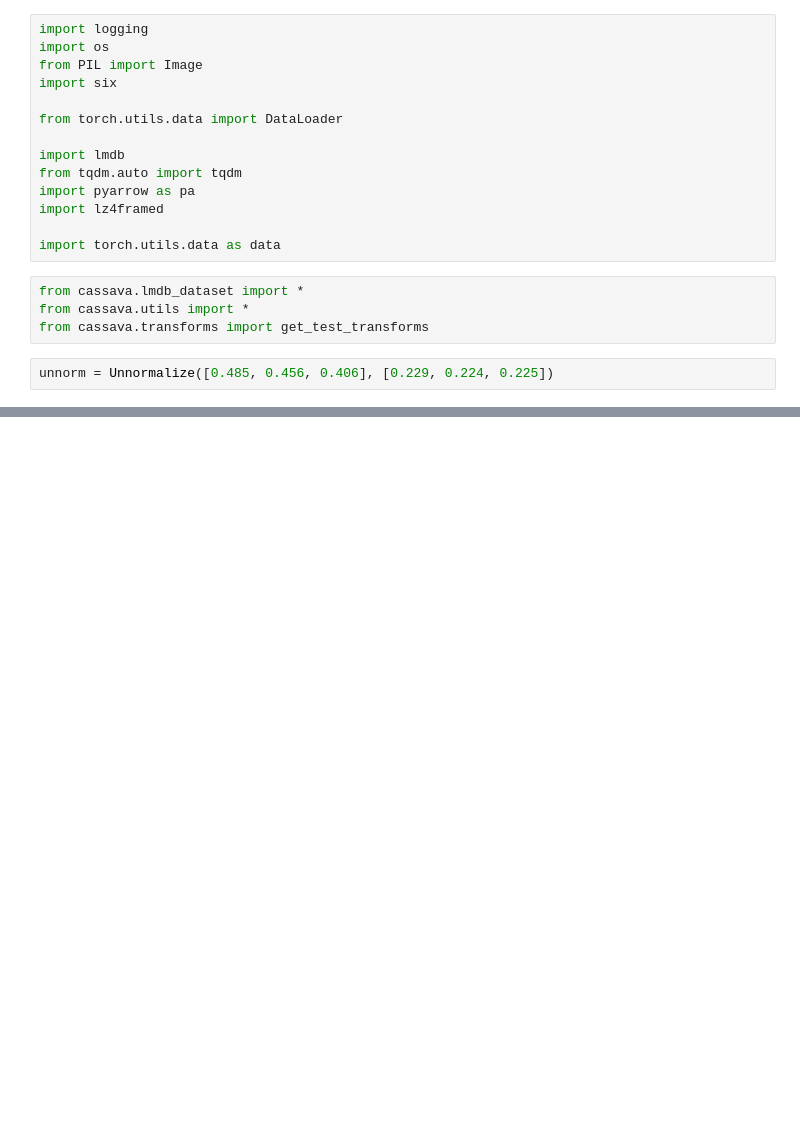
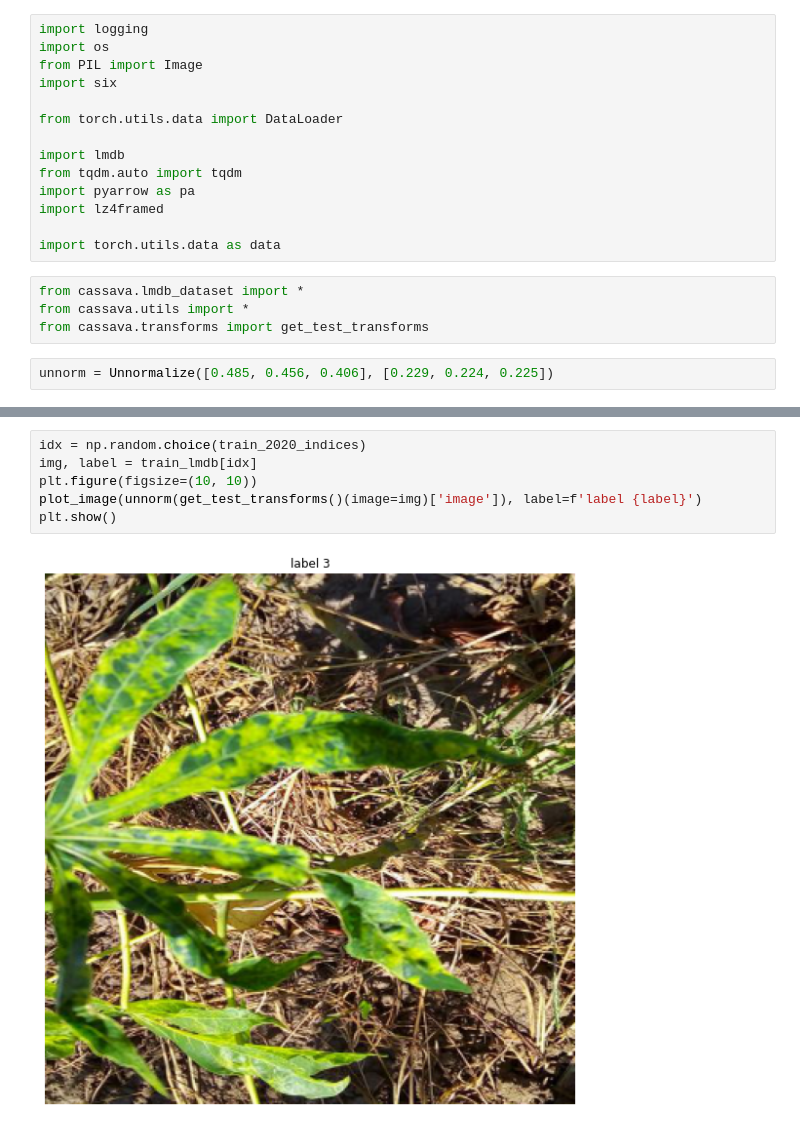
Before and after one commit to btseytlin/kaggle_cassava, a Jupyter notebook: notebooks/LMDB.ipynb, the cells around one changed output, grey strips where cells are left out. Drawn from its saved outputs; the diff is of its cells as text; blank space fills up the shorter version.

```diff
--- a/notebooks/LMDB.ipynb
+++ b/notebooks/LMDB.ipynb
@@ -32,3 +56,11 @@ unlabelled_lmdb.transform = get_test_transforms()
+# %%
+idx = np.random.choice(train_2020_indices)
+img, label = train_lmdb[idx]
+plt.figure(figsize=(10, 10))
+plot_image(unnorm(get_test_transforms()(image=img)['image']), label=f'label {label}')
+plt.show()
+# %% [output]
+[figure, added]
 # %%
 i = np.random.choice(range(len(train_lmdb)))
 img, label = train_lmdb[i]
```
Also changed, not shown: parts of 9 cells of this notebook, 16 other files.
